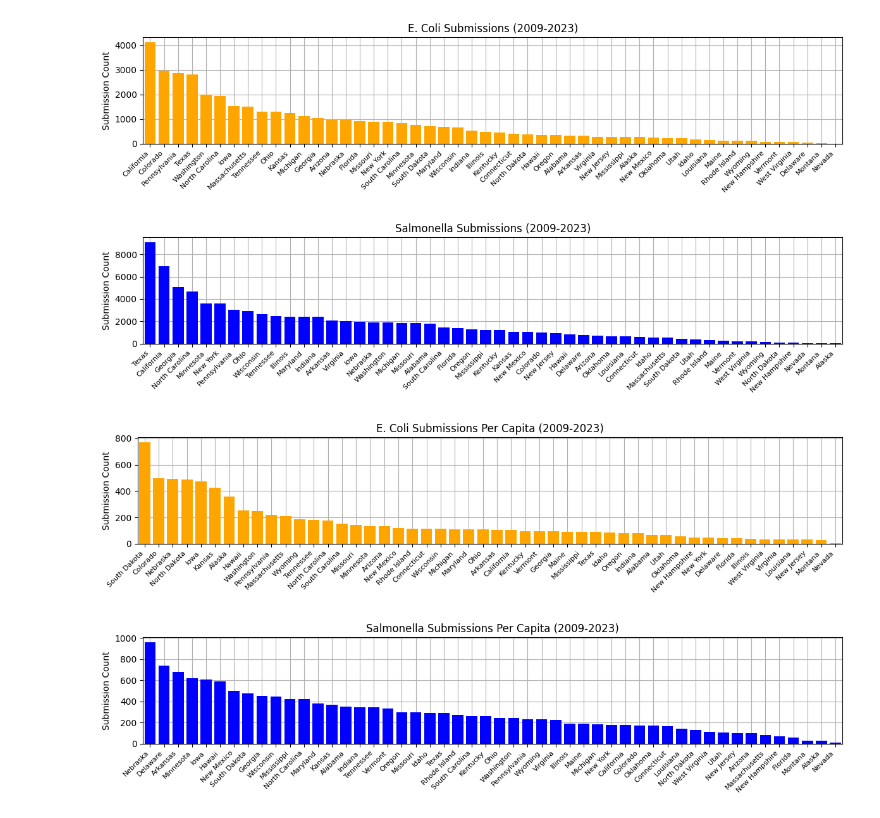
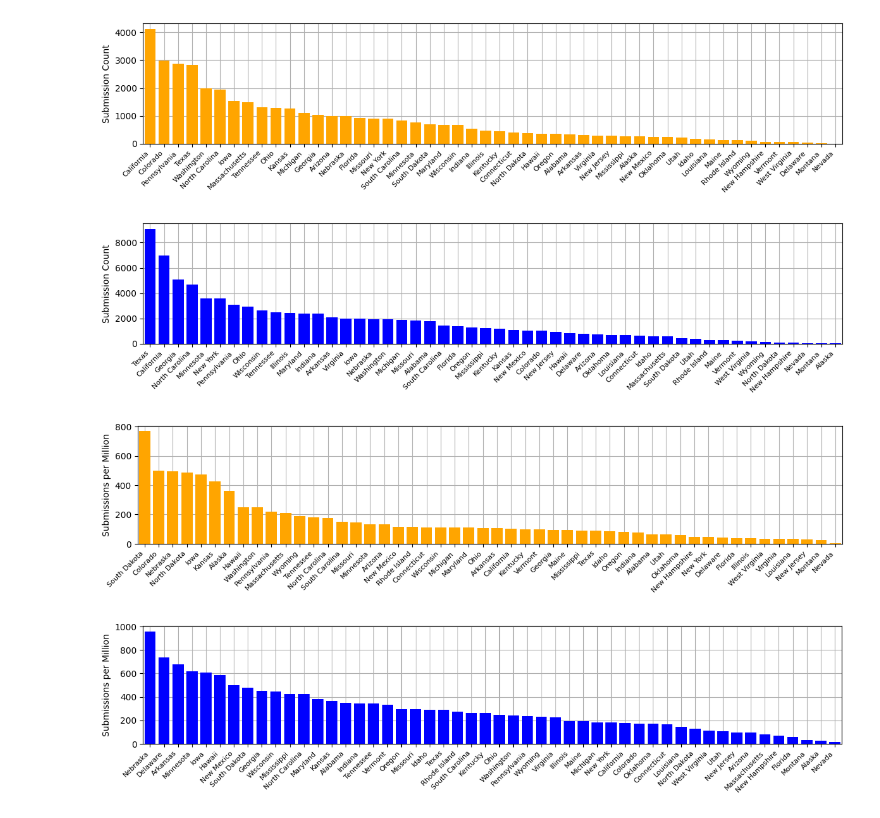
Before and after one commit to 52738592625/EpiNCBI_V1, a Jupyter notebook: charts/top_states_count_562.ipynb, the cells around one changed output. Drawn from its saved outputs; the diff is of its cells as text; code cells hidden in the pictures.

```diff
--- a/charts/top_states_count_562.ipynb
+++ b/charts/top_states_count_562.ipynb
@@ -43,7 +43,7 @@ df2_states.columns = ['usa_state', 'count']
 plt.figure(figsize=(12, 3))
 
 plt.bar(df1_states['usa_state'], df1_states['count'], color='orange')
-plt.title('E. Coli Submissions (2009-2023)')
+plt.title('')
 #place the bars in front of the grid
 plt.gca().set_axisbelow(True)
 plt.grid(axis='both')
@@ -57,7 +57,7 @@ plt.show()
 # Make a bar chart for df2_states
 plt.figure(figsize=(12, 3))
 plt.bar(df2_states['usa_state'], df2_states['count'], color='blue')
-plt.title('Salmonella Submissions (2009-2023)')
+plt.title('')
 plt.gca().set_axisbelow(True)
 plt.grid(axis='both')
 plt.xlim(-0.5, len(df2_states) - 0.5)
@@ -67,8 +67,8 @@ plt.tight_layout()
 plt.savefig('../outputs/top_states_count_590.tiff', dpi=300)
 plt.show()
 # %% [output]
-[figure, old version]
+[figure, new version]
-[figure, old version]
+[figure, new version]
 # %%
 #put df1_states and df2_states in abc order by usa_states descending
 df1_states = df1_states.sort_values(by='usa_state', ascending=True).reset_index(drop=True)
@@ -85,31 +85,31 @@ df2_norm_states = df2_norm_states.sort_values(by='count', ascending=False).reset
 # %%
 # Make a bar chart for df1_states
 
 plt.figure(figsize=(12, 3))
 plt.bar(df1_norm_states['usa_state'], df1_norm_states['count'], color='orange')
-plt.title('E. Coli Submissions Per Capita (2009-2023)')
+plt.title('')
 #place the bars in front of the grid
 plt.gca().set_axisbelow(True)
 plt.grid(axis='both')
 plt.xlim(-0.5, len(df1_states) - 0.5)
-plt.ylabel('Submission Count')
+plt.ylabel('Submissions per Million')
 plt.xticks(rotation=45, ha='right', fontsize=8)
 plt.tight_layout()
 plt.savefig('../outputs/top_states_count_per_cap_562.tiff', dpi=300)
 plt.show()
 
 # Make a bar chart for df2_states
 plt.figure(figsize=(12, 3))
 plt.bar(df2_norm_states['usa_state'], df2_norm_states['count'], color='blue')
-plt.title('Salmonella Submissions Per Capita (2009-2023)')
+plt.title('')
 plt.gca().set_axisbelow(True)
 plt.grid(axis='both')
 plt.xlim(-0.5, len(df2_states) - 0.5)
-plt.ylabel('Submission Count')
+plt.ylabel('Submissions per Million')
 plt.xticks(rotation=45, ha='right', fontsize=8)
 plt.tight_layout()
 plt.savefig('../outputs/top_states_count_per_cap_590.tiff', dpi=300)
 plt.show()
 # %% [output]
-[figure, old version]
+[figure, new version]
-[figure, old version]
+[figure, new version]
```
Also changed, not shown: 28 other files.
